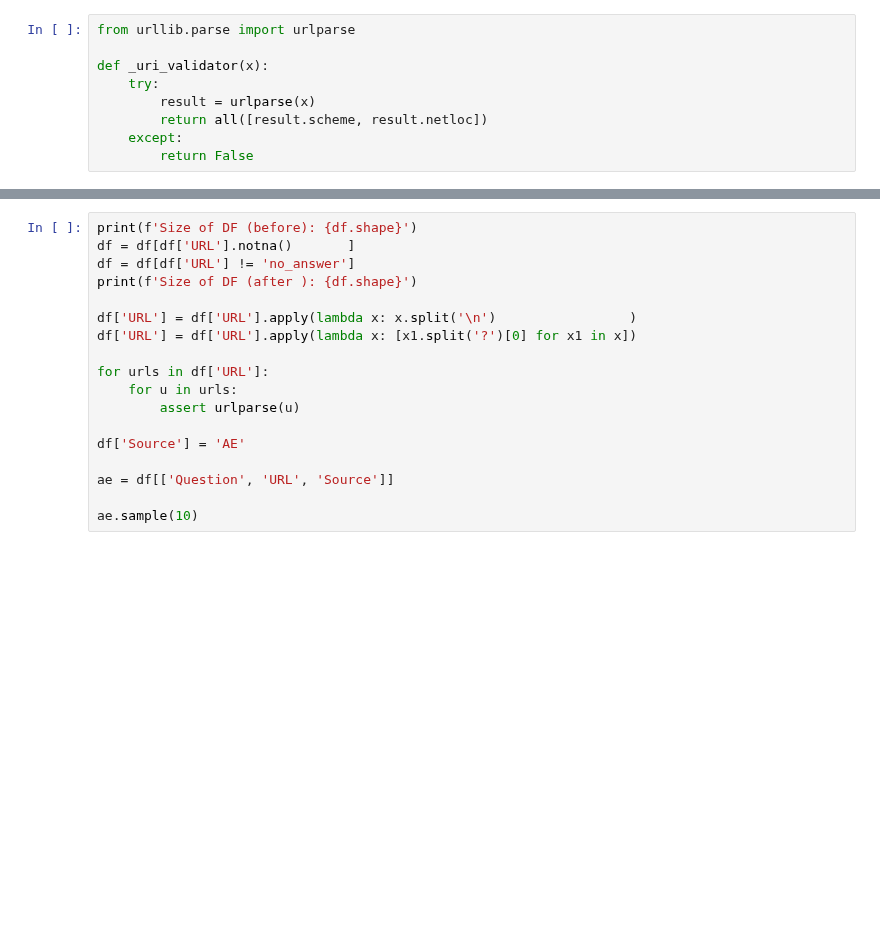
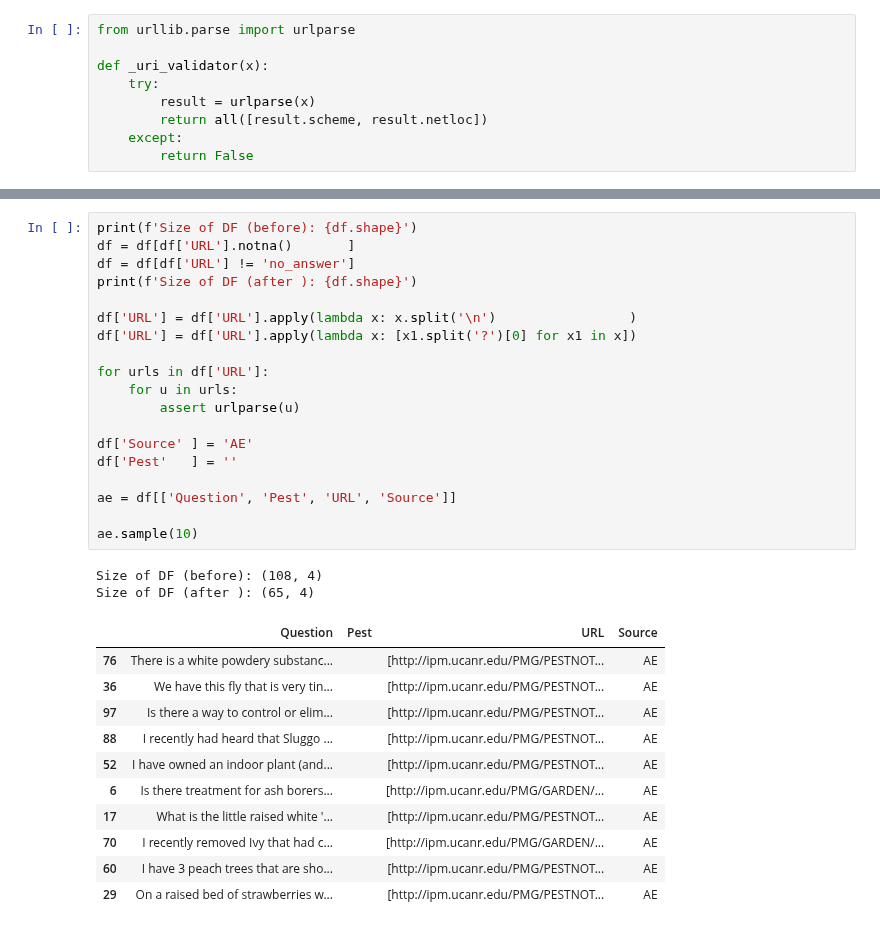
Before and after one commit to biddy1618/askchatbot, a Jupyter notebook: scripts/scoring/scoring_data_etl.ipynb, the cells around one changed output, grey strips where cells are left out. Saved outputs shown, nothing was run; the diff lists cells and outputs as text; blank space fills up the shorter version.

```diff
--- a/scripts/scoring/scoring_data_etl.ipynb
+++ b/scripts/scoring/scoring_data_etl.ipynb
@@ -49,21 +86,36 @@ df.sample(10)
 # %%
 print(f'Size of DF (before): {df.shape}')
 df = df[df['URL'].notna()       ]
 df = df[df['URL'] != 'no_answer']
 print(f'Size of DF (after ): {df.shape}')
 
 df['URL'] = df['URL'].apply(lambda x: x.split('\n')                 )
 df['URL'] = df['URL'].apply(lambda x: [x1.split('?')[0] for x1 in x])
 
 for urls in df['URL']:
     for u in urls:
         assert urlparse(u)
 
-df['Source'] = 'AE'
+df['Source' ] = 'AE'
+df['Pest'   ] = ''
 
-ae = df[['Question', 'URL', 'Source']]
+ae = df[['Question', 'Pest', 'URL', 'Source']]
 
 ae.sample(10)
+# %% [output]
+Size of DF (before): (108, 4)
+Size of DF (after ): (65, 4)
+|  | Question | Pest | URL | Source |
+| 76 | There is a white powdery substanc... |  | [http://ipm.ucanr.edu/PMG/PESTNOT... | AE |
+| 36 | We have this fly that is very tin... |  | [http://ipm.ucanr.edu/PMG/PESTNOT... | AE |
+| 97 | Is there a way to control or elim... |  | [http://ipm.ucanr.edu/PMG/PESTNOT... | AE |
+| 88 | I recently had heard that Sluggo ... |  | [http://ipm.ucanr.edu/PMG/PESTNOT... | AE |
+| 52 | I have owned an indoor plant (and... |  | [http://ipm.ucanr.edu/PMG/PESTNOT... | AE |
+| 6 | Is there treatment for ash borers... |  | [http://ipm.ucanr.edu/PMG/GARDEN/... | AE |
+| 17 | What is the little raised white '... |  | [http://ipm.ucanr.edu/PMG/PESTNOT... | AE |
+| 70 | I recently removed Ivy that had c... |  | [http://ipm.ucanr.edu/PMG/GARDEN/... | AE |
+| 60 | I have 3 peach trees that are sho... |  | [http://ipm.ucanr.edu/PMG/PESTNOT... | AE |
+| 29 | On a raised bed of strawberries w... |  | [http://ipm.ucanr.edu/PMG/PESTNOT... | AE |
 # %%
 df = pd.concat([ucipm, ae])
 
```
Also changed, not shown: parts of 11 cells of this notebook, 23 other files.
